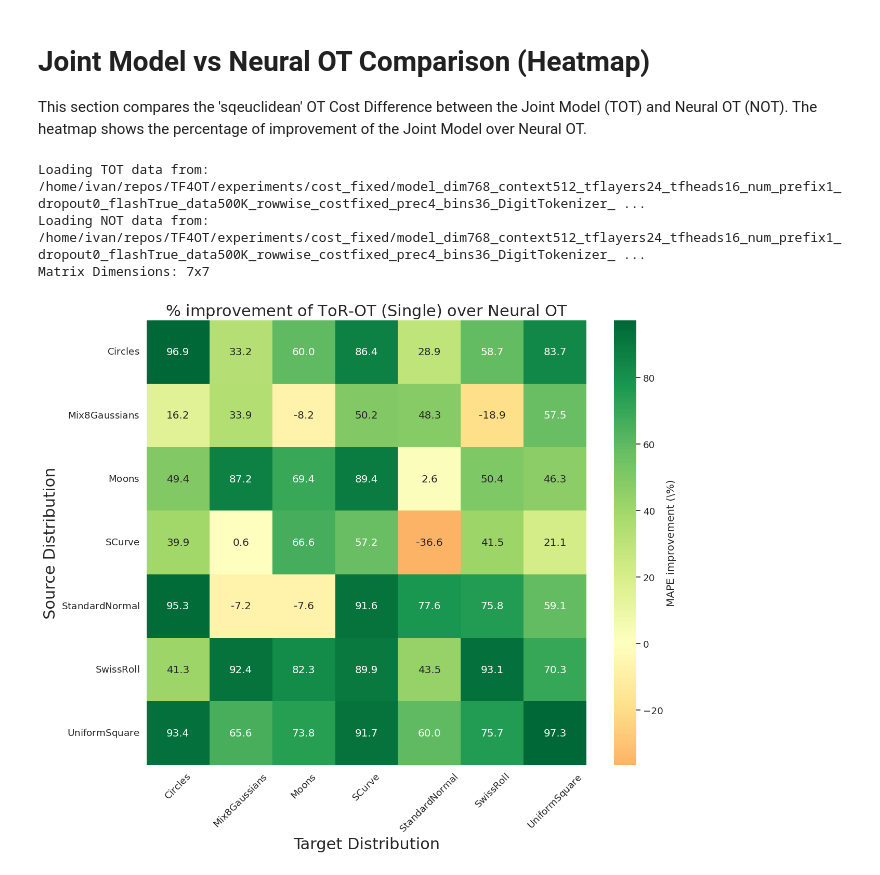
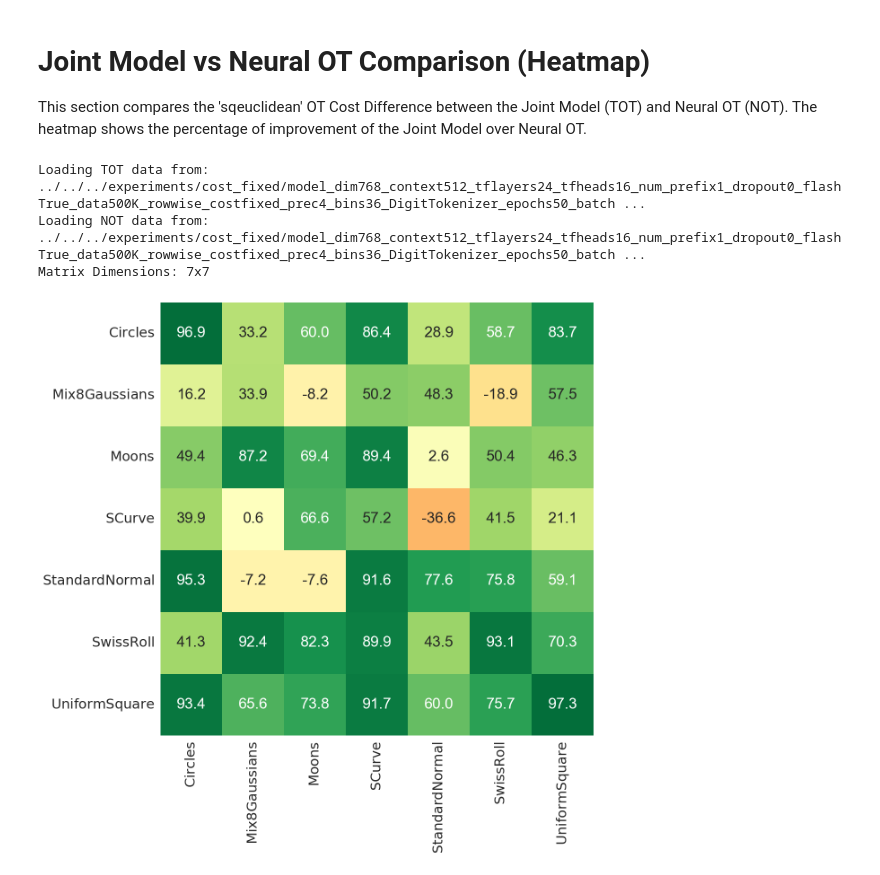
Before and after one commit to vsingh-group/TOR-OT, a Jupyter notebook: TF4OT/evals/plots/comparison_box_plots_2d.ipynb, the cells around one changed output. Saved outputs shown, nothing was run; the diff lists cells and outputs as text; code cells hidden in the pictures.

Commit message:
heatmaps

```diff
--- a/TF4OT/evals/plots/comparison_box_plots_2d.ipynb
+++ b/TF4OT/evals/plots/comparison_box_plots_2d.ipynb
@@ -558,9 +600,9 @@ import seaborn as sns
 #joint
 #path_tot_sq = "/home/ivan/repos/TF4OT/experiments/cost_semivariable/model_dim768_context512_tflayers24_tfheads16_num_prefix1_dropout0_flashTrue_data600K_rowwise_costsemivariable_prec4_bins30_DigitTokenizer_epochs25_batch128/eval_all_pairs_1d_sqeuclidean_results_tot.npy"
 #individual
-path_tot_sq = "/home/ivan/repos/TF4OT/experiments/cost_fixed/model_dim768_context512_tflayers24_tfheads16_num_prefix1_dropout0_flashTrue_data500K_rowwise_costfixed_prec4_bins36_DigitTokenizer_epochs50_batch256_sqeuclidean/eval_all_pairs_2d_sqeuclidean_results_tot.npy"
+path_tot_sq = "../../../experiments/cost_fixed/model_dim768_context512_tflayers24_tfheads16_num_prefix1_dropout0_flashTrue_data500K_rowwise_costfixed_prec4_bins36_DigitTokenizer_epochs50_batch256_sqeuclidean/eval_all_pairs_2d_sqeuclidean_results_tot.npy"
 #not
-path_not_sq = "/home/ivan/repos/TF4OT/experiments/cost_fixed/model_dim768_context512_tflayers24_tfheads16_num_prefix1_dropout0_flashTrue_data500K_rowwise_costfixed_prec4_bins36_DigitTokenizer_epochs50_batch256_sqeuclidean/eval_all_pairs_2d_sqeuclidean_results_not.npy"
+path_not_sq = "../../../experiments/cost_fixed/model_dim768_context512_tflayers24_tfheads16_num_prefix1_dropout0_flashTrue_data500K_rowwise_costfixed_prec4_bins36_DigitTokenizer_epochs50_batch256_sqeuclidean/eval_all_pairs_2d_sqeuclidean_results_not.npy"
 
 # Load Data
 print(f"Loading TOT data from: {path_tot_sq}")
@@ -633,43 +675,45 @@ for i, s in enumerate(sources):
             val_not = item_not['mape_sparse']
 
             # % improvement (percent reduction) of TOT over baseline NOT
             improvement_pct = 100.0 * (val_not - val_tot) / max(val_not, eps)
             improvement_matrix[i, j] = improvement_pct
         else:
             improvement_matrix[i, j] = np.nan
 
 # -----------------------------
 # Plot Heatmap with LaTeX tick labels
 # -----------------------------
 plt.style.use("default")  # avoid seaborn-style gray backgrounds
-plt.figure(figsize=(13, 11))
-sns.set(font_scale=1.2)
+plt.figure(figsize=(13, 13))
+sns.set(font_scale=2)
 
 xlabels = [tex(t) for t in targets]
 ylabels = [tex(s) for s in sources]
 
 ax = sns.heatmap(
     improvement_matrix,
     annot=True, fmt=".1f",
     xticklabels=xlabels,
     yticklabels=ylabels,
     cmap="RdYlGn",
     center=0,
-    cbar_kws={'label': r'MAPE improvement (\%)'}
+    cbar=False,
+    vmin=-100,
+    vmax=100
 )
 
-plt.title(r'$\%$ improvement of ToR-OT (Single) over Neural OT', fontsize=22)
-plt.xlabel("Target Distribution", fontsize=22)
-plt.ylabel("Source Distribution", fontsize=22)
-plt.xticks(rotation=45, ha='center')
+# plt.title(r'$\%$ improvement of ToR-OT (Single) over Neural OT', fontsize=22)
+# plt.xlabel("Target Distribution", fontsize=22)
+# plt.ylabel("Source Distribution", fontsize=22)
+plt.xticks(rotation=90, ha='center')
 plt.yticks(rotation=0)
 plt.tight_layout()
 plt.show()
 # %% [output]
-Loading TOT data from: /home/ivan/repos/TF4OT/experiments/cost_fixed/model_dim768_context512_tflayers24_tfheads16_num_prefix1_dropout0_flashTrue_data500K_rowwise_costfixed_prec4_bins36_DigitTokenizer_ ...
-Loading NOT data from: /home/ivan/repos/TF4OT/experiments/cost_fixed/model_dim768_context512_tflayers24_tfheads16_num_prefix1_dropout0_flashTrue_data500K_rowwise_costfixed_prec4_bins36_DigitTokenizer_ ...
+Loading TOT data from: ../../../experiments/cost_fixed/model_dim768_context512_tflayers24_tfheads16_num_prefix1_dropout0_flashTrue_data500K_rowwise_costfixed_prec4_bins36_DigitTokenizer_epochs50_batch ...
+Loading NOT data from: ../../../experiments/cost_fixed/model_dim768_context512_tflayers24_tfheads16_num_prefix1_dropout0_flashTrue_data500K_rowwise_costfixed_prec4_bins36_DigitTokenizer_epochs50_batch ...
 Matrix Dimensions: 7x7
-[figure, old version]
+[figure, new version]
 # %%
 
 # -----------------------------
```
Also changed, not shown: parts of 3 cells of this notebook, 15 other files.
